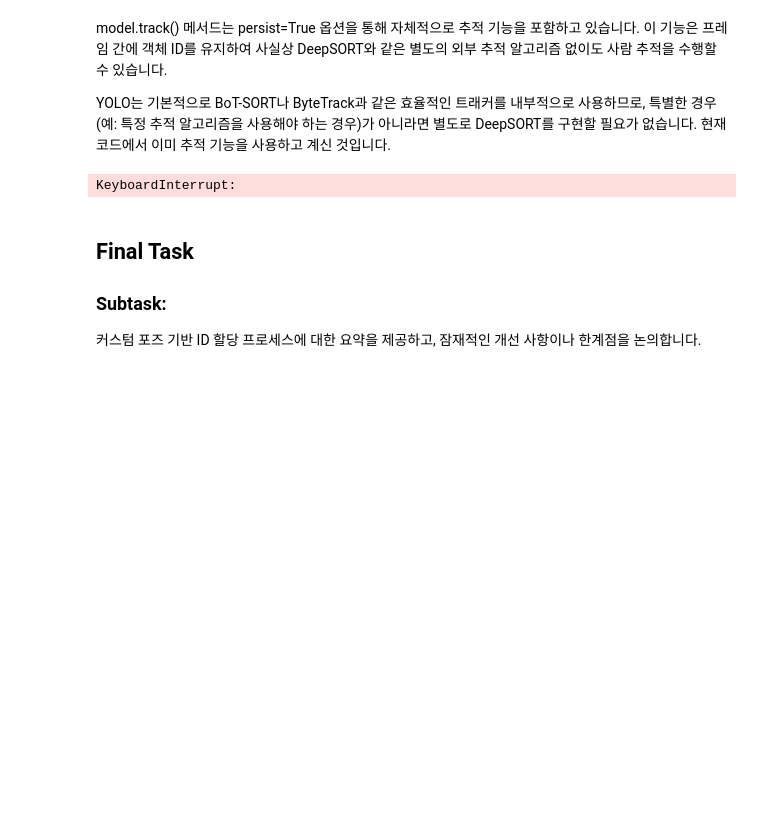
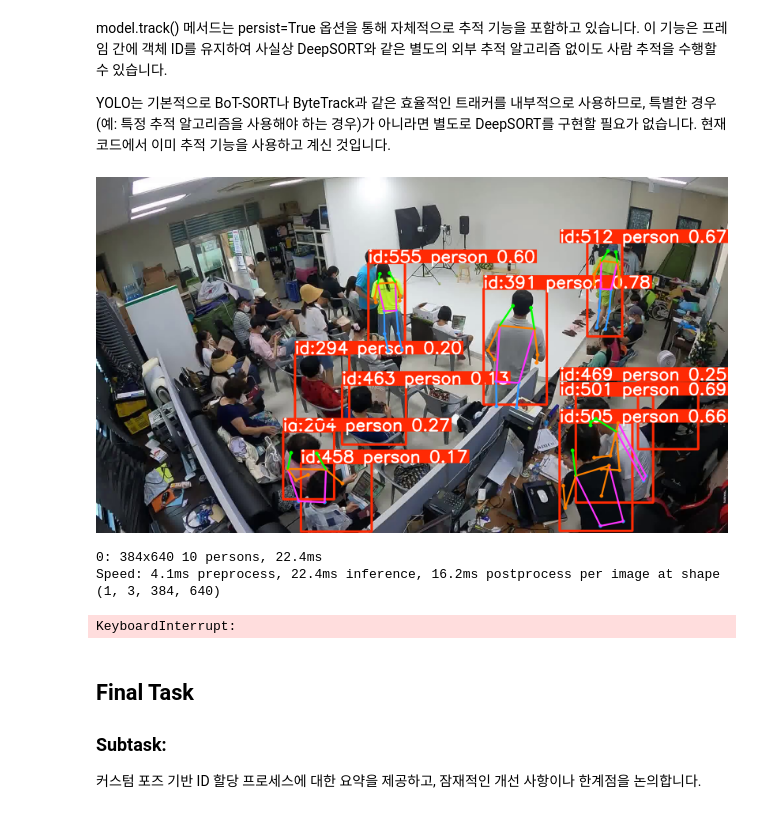
Before and after one commit to nttkor/detectron2, a Jupyter notebook: samu/yolo11_pose.ipynb, the cells around one changed output. Cells and saved outputs as stored; diff of their text form; code cells hidden in the pictures; blank space fills up the shorter version.

```diff
--- a/samu/yolo11_pose.ipynb
+++ b/samu/yolo11_pose.ipynb
@@ -1,3 +1,9 @@
 # %%
 # 설치 (한 번만 실행)
 !pip install ultralytics opencv-python-headless --quiet
+# %%
+from ultralytics import YOLO
+
+model = YOLO("yolo11n-pose.pt")  # 또는 원하는 가중치
+results = model(r'D:\git\detectron2\ade20k_consistency\original_ade20k\ADE_val_00001054.jpg')      # 이미지 한 장 테스트
+results[0].plot()
@@ -36,37 +68,41 @@ model = YOLO("yolo11n-pose.pt")  # 또는 "path/to/your-best-pose.pt"
 # --- 또는 0으로 웹캠 사용 ---
 # video_path = 0
 
-video_path = "/content/drive/MyDrive/video/movepeople753.mp4" # 사용자 지정 동영상 경로
+# 로컬 환경: 구글 드라이브가 아니라 로컬에 다운로드한 동영상 경로 사용
+video_path = r"D:/git/detectron2/video/movepeople753.mp4"  # 사용자 지정 동영상 경로
 
 cap = cv2.VideoCapture(video_path)
 frame_count = 0
 
 while cap.isOpened():  # 동영상 전체를 처리하도록 변경 (프레임 제한 제거)
     ret, frame = cap.read() # 동영상에서 다음 프레임을 읽어와서 frame 변수에 저장하고,
     #ret 변수에는 프레임을 성공적으로 읽었는지 여부(True/False)를 반환합니다.
     if not ret:
         break
 
     # BGR -> RGB
     img = cv2.cvtColor(frame, cv2.COLOR_BGR2RGB)
 
     # 트래킹(persist=True로 프레임 간 ID 유지)
     results = model.track(img, persist=True)  # tracker 파라미터 추가 가능
 
     # 결과 시각화
     annotated = results[0].plot()  # numpy RGB 이미지
     annotated_bgr = cv2.cvtColor(annotated, cv2.COLOR_RGB2BGR)
 
     # 노트북에 표시 (실시간에 가깝게)
     _, im_png = cv2.imencode(".png", annotated_bgr)
     clear_output(wait=True);
     display(Image(data=im_png.tobytes()))
 
     frame_count += 1
 
 cap.release()
 # %% [output]
+[figure, added]
-KeyboardInterrupt:
+0: 384x640 10 persons, 22.4ms
+Speed: 4.1ms preprocess, 22.4ms inference, 16.2ms postprocess per image at shape (1, 3, 384, 640)
+KeyboardInterrupt:
 # %% [markdown]
 ## Final Task
 
```
Also changed, not shown: parts of 4 cells of this notebook, 7 other files.
